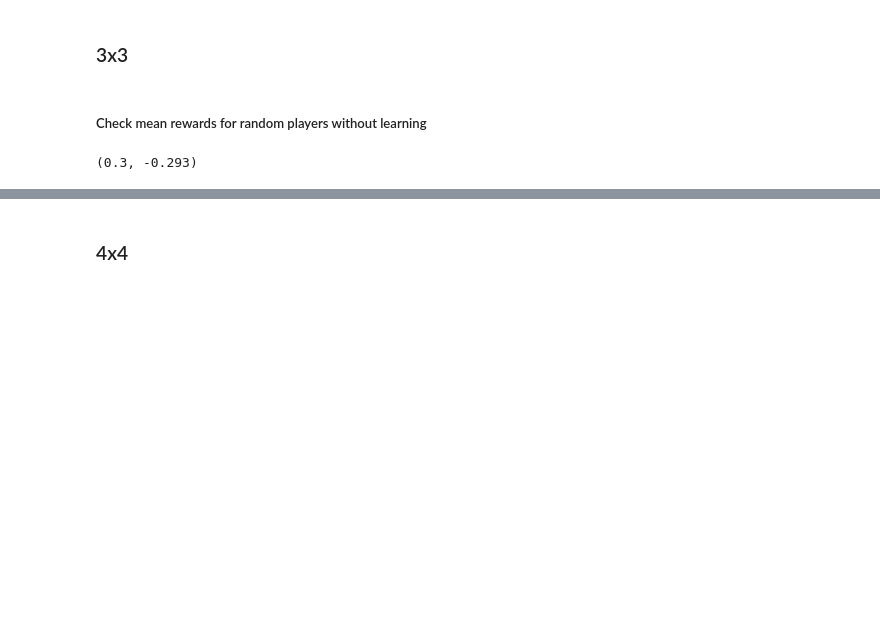
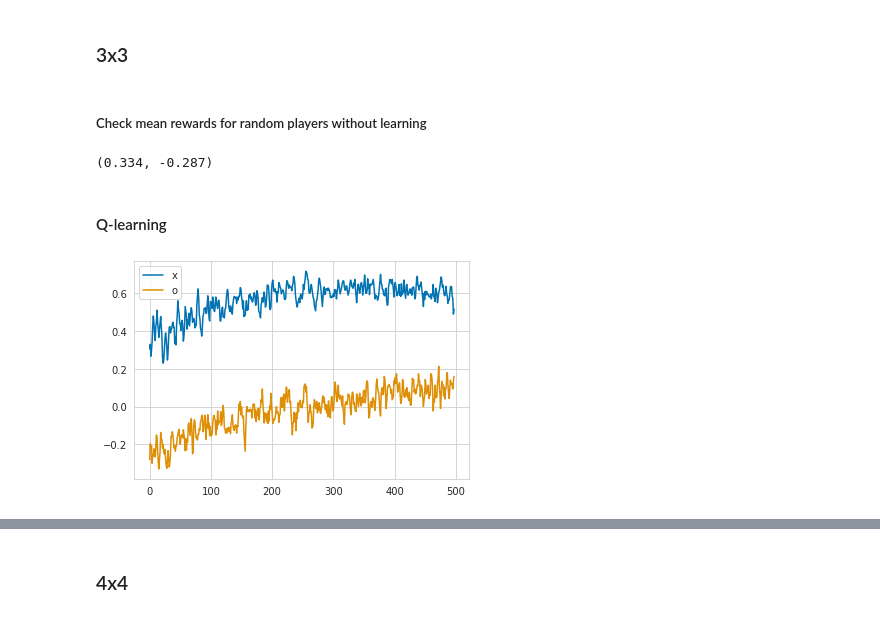
Before and after one commit to sashastds/made, a Jupyter notebook: Nalitkin-AS - AdvancedML+RL - HW2.ipynb, the cells around one changed output, grey strips where cells are left out. Saved outputs shown, nothing was run; the diff lists cells and outputs as text; code cells hidden in the pictures; blank space fills up the shorter version.

```diff
--- a/Nalitkin-AS - AdvancedML+RL - HW2.ipynb
+++ b/Nalitkin-AS - AdvancedML+RL - HW2.ipynb
@@ -278,12 +265,14 @@ from collections import deque, defaultdict
 EMPTY_POS_KEY = '1'
 
 class Player:
-    def __init__(self, alpha = 0.05, gamma = 0.9, epsilon = 0.1, Q = None):
+    def __init__(self, field_length_width = 3, alpha = 0.05, gamma = 0.9, epsilon = 0.1, Q = None):
         self.alpha = alpha ### learning rate
         self.gamma = gamma  ### discount
         self.epsilon = epsilon ### for greedy strategy
-        self.BOARD_SIZE = N_ROWS * N_COLS ### kinda not cool, but whatever..
-        self.Q = Q if Q is not None else defaultdict(lambda: np.random.rand(self.BOARD_SIZE))
+        # self.BOARD_SIZE = N_ROWS * N_COLS ### kinda not cool, but whatever..
+        self.field_length_width = field_length_width
+        self.board_size = field_length_width * field_length_width
+        self.Q = Q if Q is not None else defaultdict(lambda: np.random.rand(self.board_size))
 
         self.state = None ### last state
         self.action = None ### last action made in that state
@@ -295,14 +284,10 @@ class Player:
         return action
 
     def get_best_action(self, state: str) -> int:
-        action = int(self.get_random_action(state))
-        self.state, self.action = state, action
-        return action
+        return self.get_random_action(state)
 
     def get_action(self, state: str) -> int:
-        action = int(self.get_random_action(state))
-        self.state, self.action = state, action
-        return action
+        return self.get_random_action(state)
 
     @staticmethod
     def get_valid_actions(state: str) -> List:
@@ -409,25 +407,45 @@ N_ROWS, N_COLS, N_WIN = 3, 3, 3
 env = TicTacToe(n_rows=N_ROWS, n_cols=N_COLS, n_win=N_WIN)
 game_session = GameSession(env)
 
-evaluate_player(game_session, cross = True), evaluate_player(game_session, cross = False)
+evaluate_player(game_session, cross = True, n_episodes=1000), evaluate_player(game_session, cross = False,  n_episodes=1000)
 # %% [output]
-(0.3, -0.293)
+(0.334, -0.287)
+# %% [markdown]
+#### Q-learning
 # %%
 N_ROWS, N_COLS, N_WIN = 3, 3, 3
 
-N_STEPS = 200
-N_LEARNING_EPISODES = 5000
+N_STEPS = 500
+N_LEARNING_EPISODES = 500
 
-env = TicTacToe(n_rows=N_ROWS, n_cols=N_COLS, n_win=N_WIN)
-game_session = GameSession(env, cross_player = EpsilonGreedyPlayer(epsilon = 0.1), nought_player = EpsilonGreedyPlayer(epsilon = 0.1))
+ALPHA = 0.01
+GAMMA = 0.9
+EPSILON = 0.3
+
+
+game_session = GameSession(
+    env = TicTacToe(n_rows=N_ROWS, n_cols=N_COLS, n_win=N_WIN),
+    cross_player = EpsilonGreedyPlayer(field_length_width = N_ROWS, alpha = ALPHA, gamma = GAMMA, epsilon = EPSILON,),
+    nought_player = EpsilonGreedyPlayer(field_length_width = N_ROWS, alpha = ALPHA, gamma = GAMMA, epsilon = EPSILON,)
+)
 
 crosses_results, noughts_results = [], []
 
 for _ in tqdm(range(N_STEPS)):
 
     for _ in range(N_LEARNING_EPISODES):
         game_session.run_episode(learn = True)
 
+    clear_output()
+
     crosses_results.append(evaluate_player(game_session, cross = True))
     noughts_results.append(evaluate_player(game_session, cross = False))
+
+    plt.plot(get_moving_average(crosses_results, 3), label = "x")
+    plt.plot(get_moving_average(noughts_results, 3), label = "o")
+    plt.legend();
+    plt.show();
+    time.sleep(0.5)
+# %% [output]
+[figure, added]
 # %%
```
Also changed, not shown: parts of 24 cells of this notebook.
